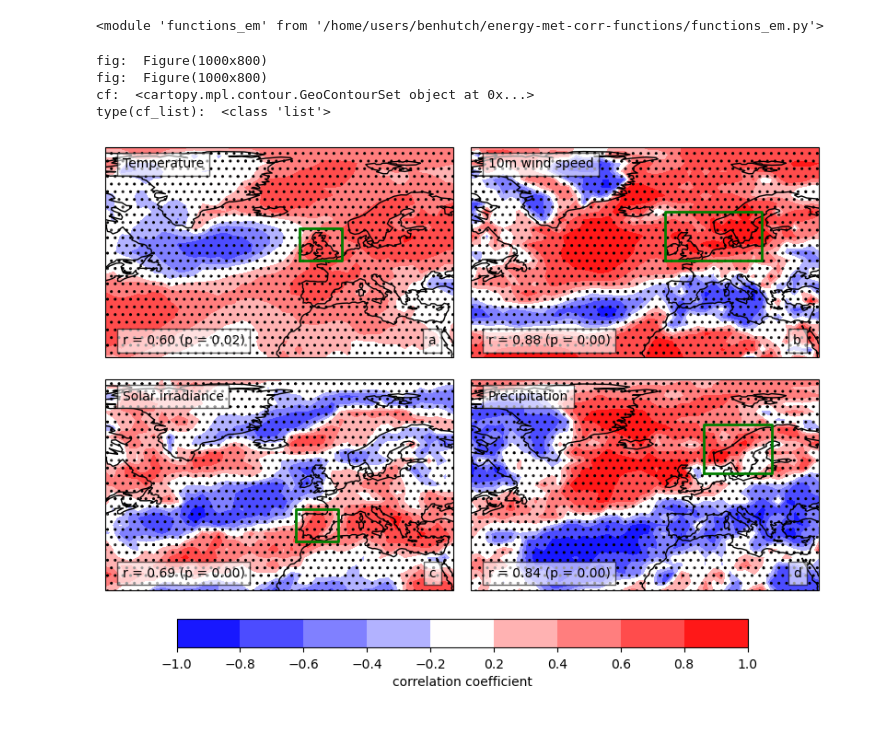
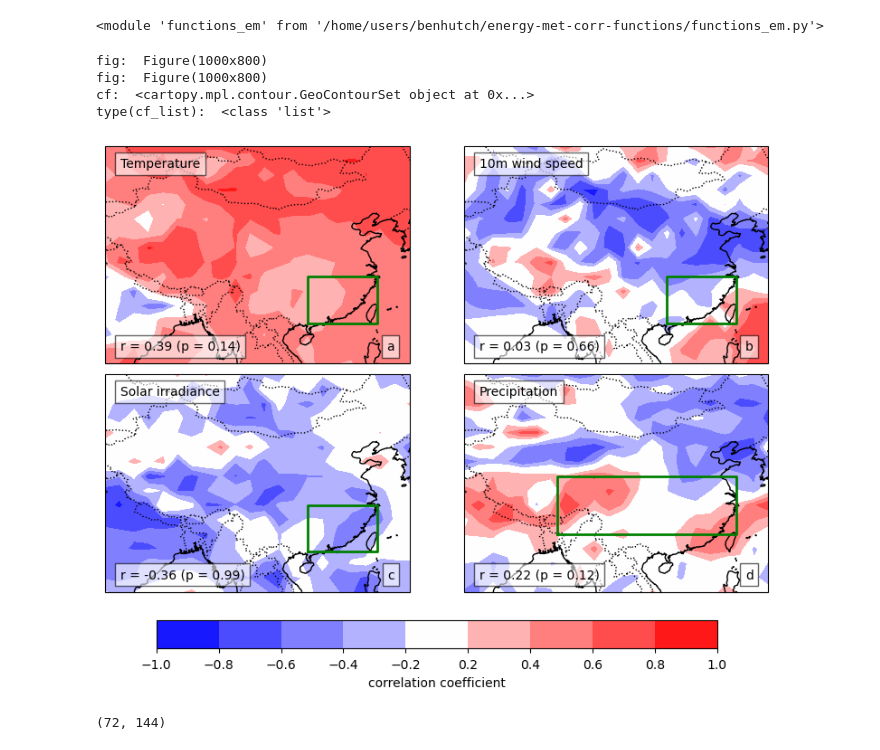
Before and after one commit to benhutchmet/energy-met-corr, a Jupyter notebook: testing_nao_skill.ipynb, the cells around one changed output. Cells and saved outputs as stored; diff of their text form; code cells hidden in the pictures.

Commit message:
NAO relationship surf face var china

```diff
--- a/testing_nao_skill.ipynb
+++ b/testing_nao_skill.ipynb
@@ -278,8 +278,8 @@ stats_dict_sfcWind = funcs_em.calc_nao_spatial_corr(
     start_year=1960,
     end_year=2023,
     corr_var="si10",
-    nao_n_grid=dicts.uk_n_box_corrected,
-    nao_s_grid=dicts.uk_s_box_corrected,
+    nao_n_grid=dicts.iceland_grid_corrected,
+    nao_s_grid=dicts.azores_grid_corrected,
 )
 # %% [output]
 corr_var_field.dims:  10 metre wind speed / (m s**-1)     (time: 775; latitude: 72; longitude: 144)
@@ -317,8 +324,8 @@ stats_dict_rsds = funcs_em.calc_nao_spatial_corr(
     start_year=1960,
     end_year=2023,
     corr_var="ssrd",
-    nao_n_grid=dicts.uk_n_box_corrected,
-    nao_s_grid=dicts.uk_s_box_corrected,
+    nao_n_grid=dicts.iceland_grid_corrected,
+    nao_s_grid=dicts.azores_grid_corrected,
 )
 # %% [output]
 corr_var_field.dims:  surface_downwelling_shortwave_flux_in_air / (J m**-2) (time: 775; latitude: 72; longitude: 144)
@@ -357,8 +371,8 @@ stats_dict_pr = funcs_em.calc_nao_spatial_corr(
     end_year=2023,
     corr_var="var228",
     corr_var_obs_file=dicts.regrid_file_pr,
-    nao_n_grid=dicts.uk_n_box_corrected,
-    nao_s_grid=dicts.uk_s_box_corrected,
+    nao_n_grid=dicts.iceland_grid_corrected,
+    nao_s_grid=dicts.azores_grid_corrected,
 )
 # %% [output]
 The obs variable is a wind speed variable
@@ -595,10 +609,10 @@ fig_labels = [
 
 # Plot_gribdox
 plot_gridboxes = [
-    dicts_sm.uk_grid,
-    dicts_sm.n_eur_wind_box,
-    dicts_sm.med_box_focus,
-    dicts_sm.scandi_box,
+    dicts_sm.south_west_china_grid,
+    dicts_sm.south_west_china_grid,
+    dicts_sm.south_west_china_grid,
+    dicts_sm.yangtze_river_grid,
 ]
 # %%
 import importlib
@@ -607,29 +621,38 @@ importlib.reload(funcs_em)
 # %% [output]
 <module 'functions_em' from '/home/users/benhutch/energy-met-corr-functions/functions_em.py'>
 # %%
+china_lat_bounds = [15, 55]
+china_lon_bounds = [75, 130]
+
 # Test the subplots functions
 funcs_em.plot_corr_subplots(
     corr_arrays=corr_arrays,
     pval_arrays=pval_arrays,
     lats=stats_dict_tas["lats"],
     lons=stats_dict_tas["lons"],
     variables=variables,
     sig_threshold=0.05,
     plot_gridbox=plot_gridboxes,
     nao=stats_dict_tas["nao"],
     corr_var_ts=corr_var_ts,
+    lat_bounds=china_lat_bounds, # For China/East Asia
+    lon_bounds=china_lon_bounds, # For China/East Asia
     figsize_x=10,
     figsize_y=8,
     save_dpi=1000,
     plot_dir="/home/users/benhutch/energy-met-corr/plots",
     fig_labels=fig_labels,
     fontsize=10,
     w_space=0.05,
     h_space=0.05,
 )
 # %% [output]
 fig:  Figure(1000x800)
 fig:  Figure(1000x800)
 cf:  <cartopy.mpl.contour.GeoContourSet object at 0x...>
 type(cf_list):  <class 'list'>
-[figure, old version]
+[figure, new version]
+# %%
+corr_tas.shape
+# %% [output]
+(72, 144)
```
Also changed, not shown: parts of 4 cells of this notebook.
